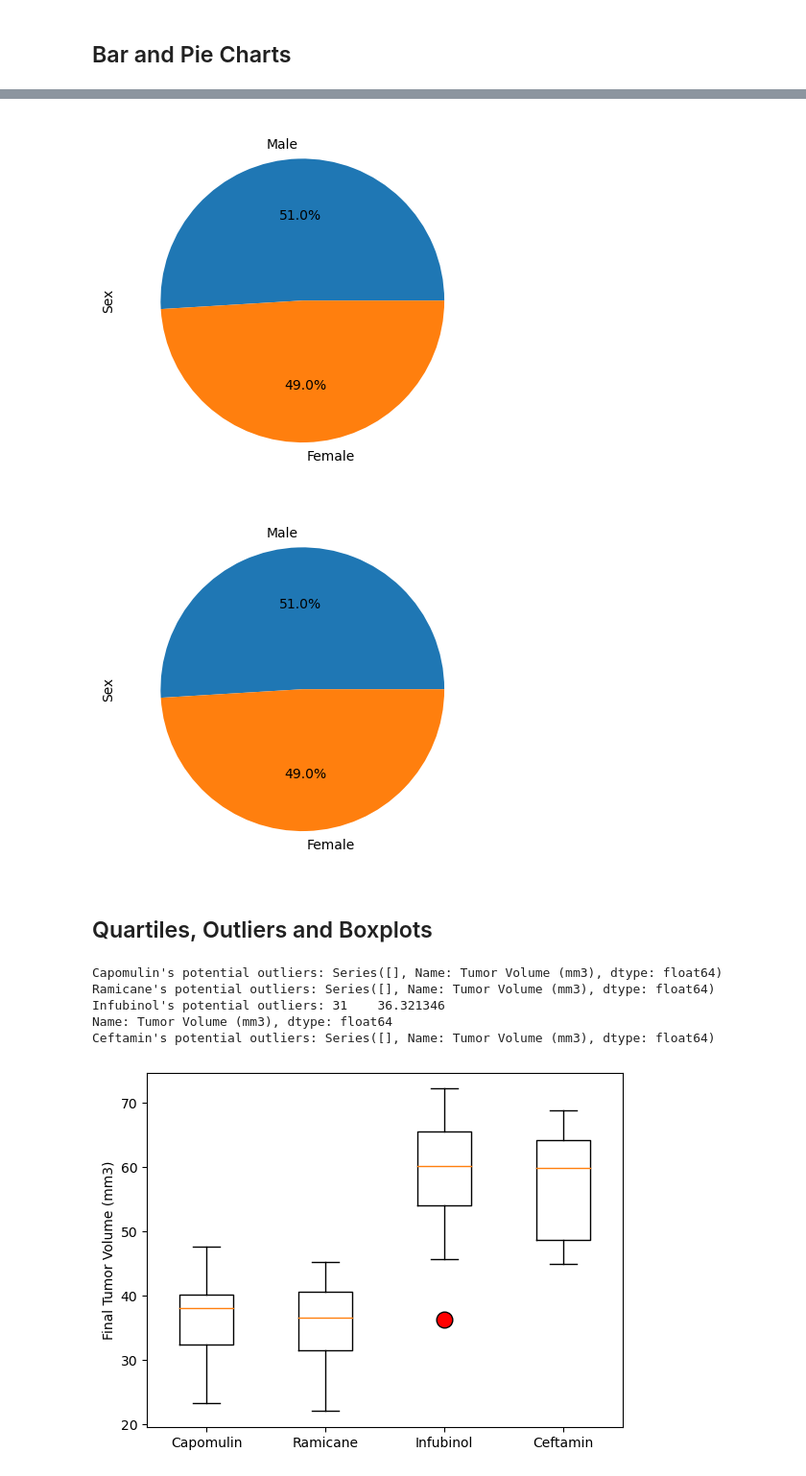
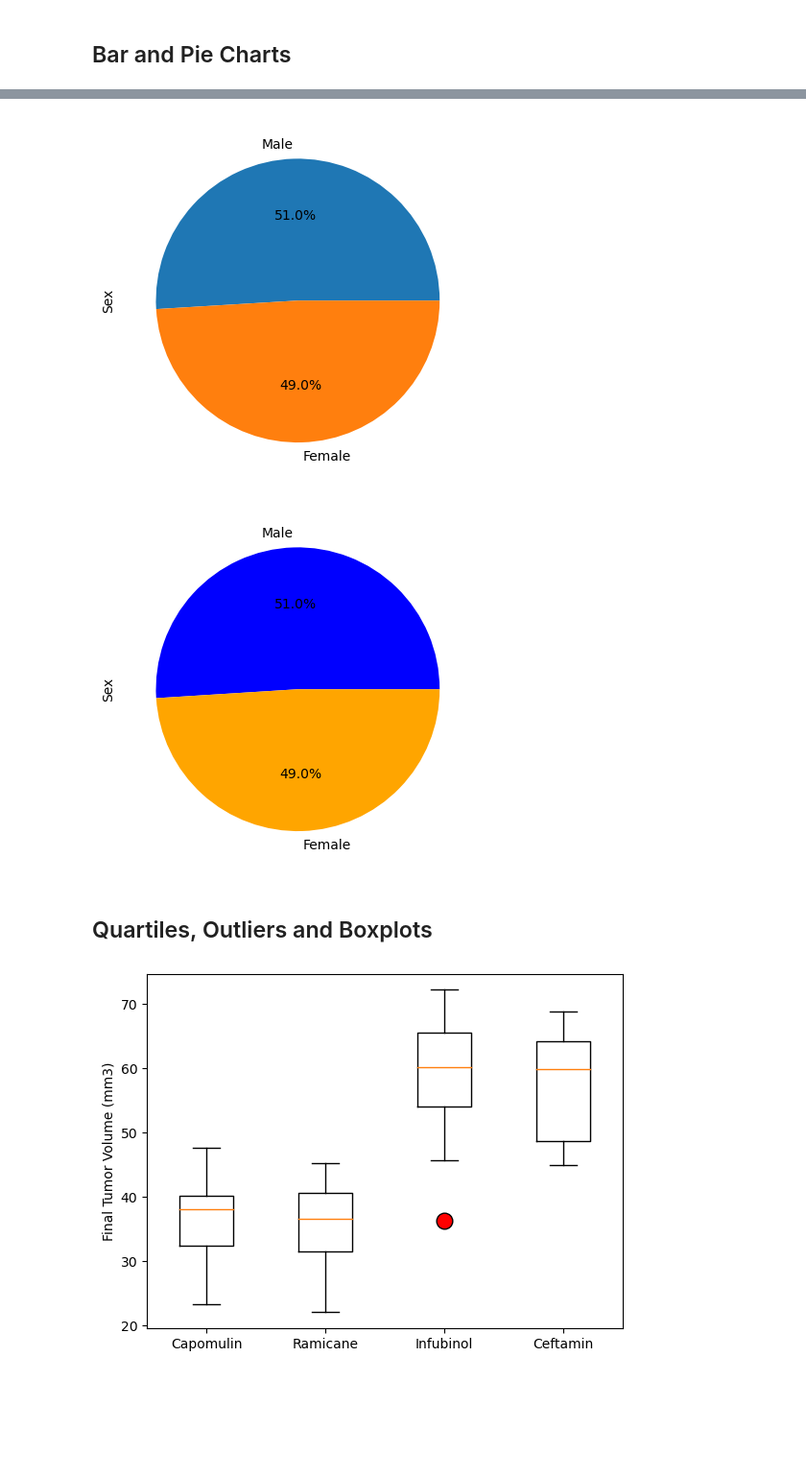
Before and after one commit to Naremen/Challenge-5, a Jupyter notebook: Pymaceuticals/pymaceuticals_starter.ipynb, the cells around one changed output, grey strips where cells are left out. Shown: that part at 96% size. Cells and saved outputs as stored; diff of their text form; code cells hidden in the pictures; blank space fills up the shorter version.

```diff
--- a/Pymaceuticals/pymaceuticals_starter.ipynb
+++ b/Pymaceuticals/pymaceuticals_starter.ipynb
@@ -142,11 +171,22 @@ median = cleaned_df["Tumor volume (mm3)"].groupby(cleaned_df["Drug Regimen"]).me
 # %%
 # Generate a pie plot showing the distribution of female versus male mice using Pandas
+gender_plot = cleaned_df["Sex"].value_counts()
+gender_plot.plot.pie(autopct = "%1.1f%%")
+plt.show()
 # %% [output]
-[figure, old version]
+[figure, new version]
 # %%
 # Generate a pie plot showing the distribution of female versus male mice using pyplot
+labels = ["Male", "Female"]
+sizes = [51.0, 49.0]
+colors = ["blue", "orange"]
+explode= (0,0)
+plt.pie(sizes, explode=explode, labels=labels, colors=colors,
+        autopct="%1.1f%%")
+plt.ylabel("Sex")
+plt.show()
 # %% [output]
-[figure, old version]
+[figure, new version]
 # %% [markdown]
 ## Quartiles, Outliers and Boxplots
 # %%
@@ -160,26 +200,28 @@ median = cleaned_df["Tumor volume (mm3)"].groupby(cleaned_df["Drug Regimen"]).me
 # %%
 # Put treatments into a list for for loop (and later for plot labels)
-
+treatment_op = ["Capomulin", "Ramicane", "Infubinol", "Ceftamin"]
 
 # Create empty list to fill with tumor vol data (for plotting)
-
+tumor_vol_data_list = []
 
 # Calculate the IQR and quantitatively determine if there are any potential outliers.
-
+for drug in treatment_op:
 
     # Locate the rows which contain mice on each drug and get the tumor volumes
-
+    last_tumor_volume = last_tumor_vol_df.loc[last_tumor_vol_df["Drug Regimen"]== drug, "Tumor Volume (mm3)"]
 
     # add subset
-
+    tumor_vol_data_list.append(last_tumor_volume)
 
     # Determine outliers using upper and lower bounds
+    quartiles = last_tumor_volume.quantile([.25,.5,.75])
+    lowerq = quartiles[0.25]
+    upperq = quartiles[0.75]
+    iqr = upperq - lowerq
+    lower_bound = lowerq - (1.5*iqr)
+    upper_bound = upperq + (1.5*iqr)
+    mean = last_tumor_volume.mean()
+    outliers = tumor_vol_data_list
-# %% [output]
-Capomulin's potential outliers: Series([], Name: Tumor Volume (mm3), dtype: float64)
-Ramicane's potential outliers: Series([], Name: Tumor Volume (mm3), dtype: float64)
-Infubinol's potential outliers: 31    36.321346
-Name: Tumor Volume (mm3), dtype: float64
-Ceftamin's potential outliers: Series([], Name: Tumor Volume (mm3), dtype: float64)
 # %%
 # Generate a box plot that shows the distrubution of the tumor volume for each treatment group.
 # %% [output]
```
Also changed, not shown: parts of 12 cells of this notebook, 1 other file.
